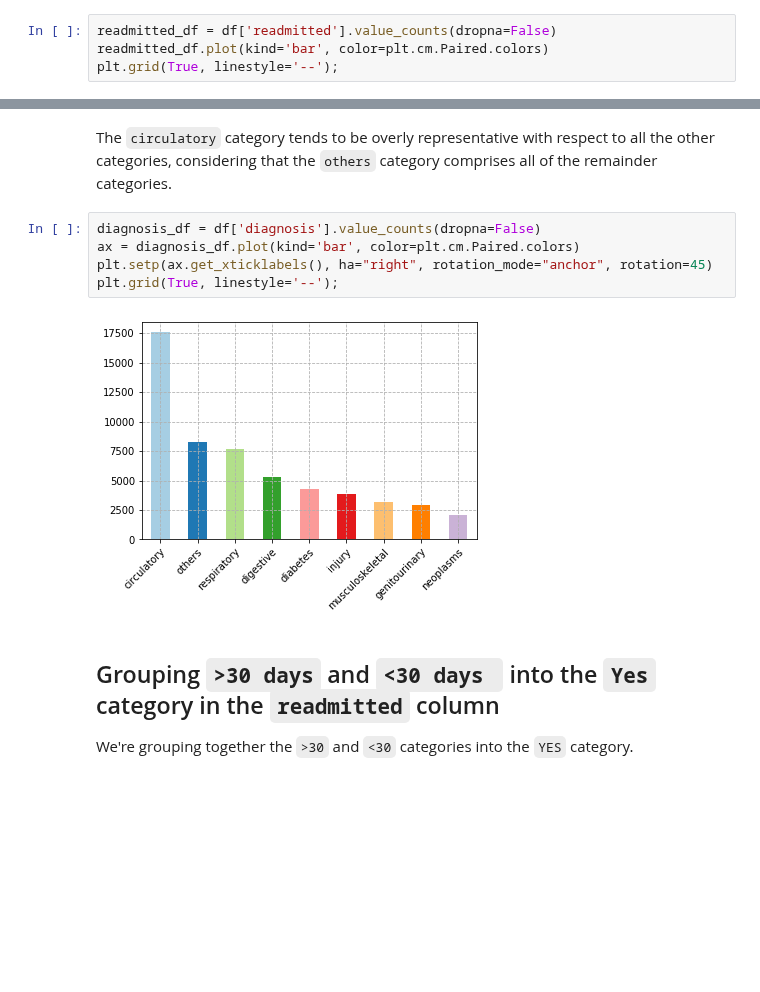
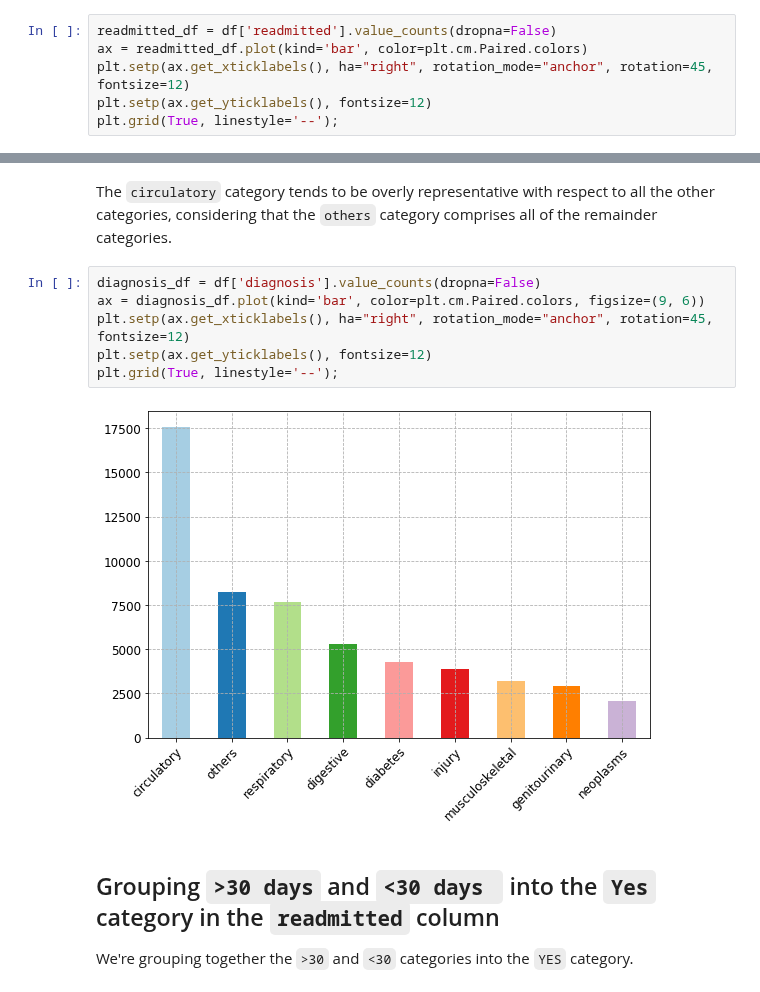
Before and after one commit to capac/kaggle-notebooks, a Jupyter notebook: diabetes-in-130-US-hospitals/1-data-preparation.ipynb, the cells around one changed output, grey strips where cells are left out. Cells and saved outputs as stored; diff of their text form; blank space fills up the shorter version.

```diff
--- a/diabetes-in-130-US-hospitals/1-data-preparation.ipynb
+++ b/diabetes-in-130-US-hospitals/1-data-preparation.ipynb
@@ -193,6 +203,8 @@ plt.grid(True, linestyle='--');
 We want to predict the `readmitted` feature in our data analysis.
 # %%
 readmitted_df = df['readmitted'].value_counts(dropna=False)
-readmitted_df.plot(kind='bar', color=plt.cm.Paired.colors)
+ax = readmitted_df.plot(kind='bar', color=plt.cm.Paired.colors)
+plt.setp(ax.get_xticklabels(), ha="right", rotation_mode="anchor", rotation=45, fontsize=12)
+plt.setp(ax.get_yticklabels(), fontsize=12)
 plt.grid(True, linestyle='--');
 # %% [output]
@@ -316,11 +328,12 @@ df.dropna(how='any', axis=0, inplace=True)
 The `circulatory` category tends to be overly representative with respect to all the other categories, considering that the `others` category comprises all of the remainder categories.
 # %%
 diagnosis_df = df['diagnosis'].value_counts(dropna=False)
-ax = diagnosis_df.plot(kind='bar', color=plt.cm.Paired.colors)
-plt.setp(ax.get_xticklabels(), ha="right", rotation_mode="anchor", rotation=45)
+ax = diagnosis_df.plot(kind='bar', color=plt.cm.Paired.colors, figsize=(9, 6))
+plt.setp(ax.get_xticklabels(), ha="right", rotation_mode="anchor", rotation=45, fontsize=12)
+plt.setp(ax.get_yticklabels(), fontsize=12)
 plt.grid(True, linestyle='--');
 # %% [output]
-[figure, old version]
+[figure, new version]
 # %% [markdown]
 ## Grouping `>30 days` and `<30 days ` into the `Yes` category in the `readmitted` column
 
```
Also changed, not shown: parts of 7 cells of this notebook.
